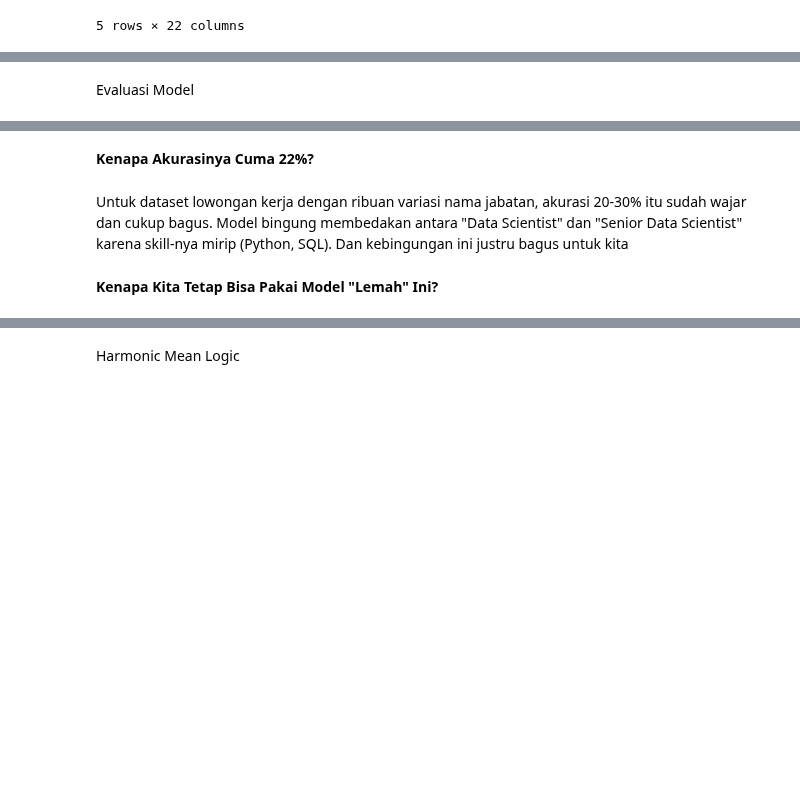
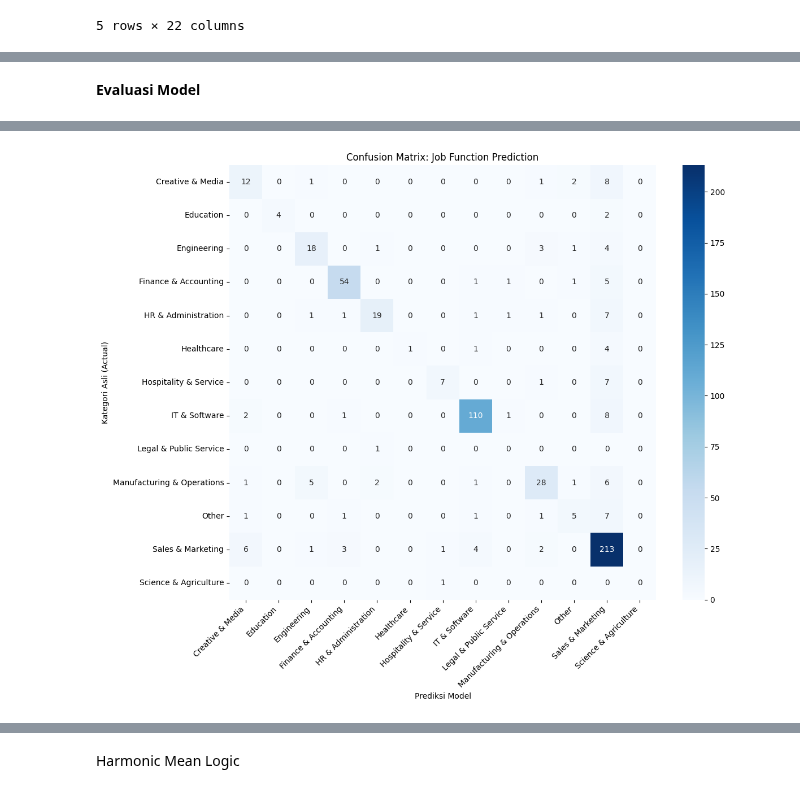
Before and after one commit to muhanangmahrub/Career-Path-Navigator, a Jupyter notebook: notebooks/abrar/notebook.ipynb, the cells around one changed output, grey strips where cells are left out. Saved outputs shown, nothing was run; the diff lists cells and outputs as text; code cells hidden in the pictures; blank space fills up the shorter version.

```diff
--- a/notebooks/abrar/notebook.ipynb
+++ b/notebooks/abrar/notebook.ipynb
@@ -20,7 +20,7 @@ from sklearn.metrics import classification_report, accuracy_score, precision_rec
 # %% [markdown]
 Load Dataset
 # %%
-df = pd.read_csv("../../data/final_data.csv", delimiter=",")
+df = pd.read_csv("../anang/export/final_data.csv", delimiter=",")
 df.head()
 # %% [output]
 |  | id | job_title | location | salary_currency | career_level | experience_level | education_level | ... |
@@ -33 +134,3 @@ df.head()
+# %%
+df = df.dropna(subset=['skills', 'job_function_group'])
 # %% [markdown]
@@ -57,49 +169,30 @@ RandomForestClassifier(n_jobs=1, random_state=42)
 # %% [markdown]
-Evaluasi Model
+**Evaluasi Model**
 # %%
-# 1. Lakukan Prediksi pada Test Set
-print("⏳ Sedang memprediksi X_test...")
+#Prediksi pada Test Set
 y_pred = rf.predict(X_test)
 
-# 2. Hitung Metrics Global (Weighted Average)
-# Weighted dipilih karena jumlah lowongan tiap job tidak seimbang
-precision_global, recall_global, f1_global, _ = precision_recall_fscore_support(
-    y_test, y_pred, average='weighted', zero_division=0
-)
+# Tampilkan metrics untuk setiap kategori pekerjaan
+print(f"Laporan Metrics Untuk Setiap Job Function")
 
-acc = accuracy_score(y_test, y_pred)
+# zero_division=0 agar tidak error jika ada kategori yang datanya kosong
+report = classification_report(y_test, y_pred, zero_division=0)
+print(report)
 
-print(f"\n{'='*40}")
-print(f"📊 EVALUASI MODEL GLOBAL")
-print(f"{'='*40}")
-print(f"Akurasi   : {acc:.4f}")
-print(f"Precision : {precision_global:.4f}")
-print(f"Recall    : {recall_global:.4f}")
-print(f"F1-Score  : {f1_global:.4f}")
-print(f"{'='*40}")
+# Visualisasi Confusion Matrix
+print(f"Confusion Matrix Heatmap")
+# Buat Matrix
+cm = confusion_matrix(y_test, y_pred)
+labels = rf.classes_ # Mengambil nama kategori otomatis dari model
 
-# 3. Laporan Detail untuk Job Tertentu Saja
-# (Kita tidak print semua karena ada ratusan job, console bisa macet)
-
-target_roles = ['Data Scientist', 'Data Analyst', 'Business Analyst'] # Ganti sesuai keinginan
-print(f"\n🔍 PERFORMA SPESIFIK PADA ROLE POPULER:")
-
-# Ambil report dalam bentuk dictionary
-report_dict = classification_report(y_test, y_pred, output_dict=True, zero_division=0)
-
-for role in target_roles:
-    # Cari role yang namanya mengandung kata kunci (Case insensitive)
-    # Karena di database mungkin namanya "Junior Data Scientist", bukan persis "Data Scientist"
-    found = False
-    for key in report_dict.keys():
-        if role.lower() in key.lower() and key != 'accuracy':
-            print(f"\nJob Title: '{key}'")
-            print(f"   - Precision : {report_dict[key]['precision']:.2f}")
-            print(f"   - Recall    : {report_dict[key]['recall']:.2f}")
-            print(f"   - F1-Score  : {report_dict[key]['f1-score']:.2f}")
-            print(f"   - Support   : {report_dict[key]['support']} data")
-            found = True
-
-    if not found:
-        print(f"\n❌ Role '{role}' tidak ditemukan di Test Set (Mungkin datanya sedikit/masuk training set semua).")
+plt.figure(figsize=(12, 10))
+sns.heatmap(cm, annot=True, fmt='d', cmap='Blues',
+            xticklabels=labels, yticklabels=labels)
+plt.xlabel('Prediksi Model')
+plt.ylabel('Kategori Asli (Actual)')
+plt.title('Confusion Matrix: Job Function Prediction')
+plt.xticks(rotation=45, ha='right')
+plt.yticks(rotation=0)
+plt.tight_layout()
+plt.show()
 # %% [output]
@@ -123,6 +216 @@ F1-Score  : 0.2085
+[figure, added]
-# %% [markdown]
-**Kenapa Akurasinya Cuma 22%?**
-# %% [markdown]
-Untuk dataset lowongan kerja dengan ribuan variasi nama jabatan, akurasi 20-30% itu sudah wajar dan cukup bagus. Model bingung membedakan antara "Data Scientist" dan "Senior Data Scientist" karena skill-nya mirip (Python, SQL). Dan kebingungan ini justru bagus untuk kita
-# %% [markdown]
-**Kenapa Kita Tetap Bisa Pakai Model "Lemah" Ini?**
```
Also changed, not shown: parts of 51 cells of this notebook.
